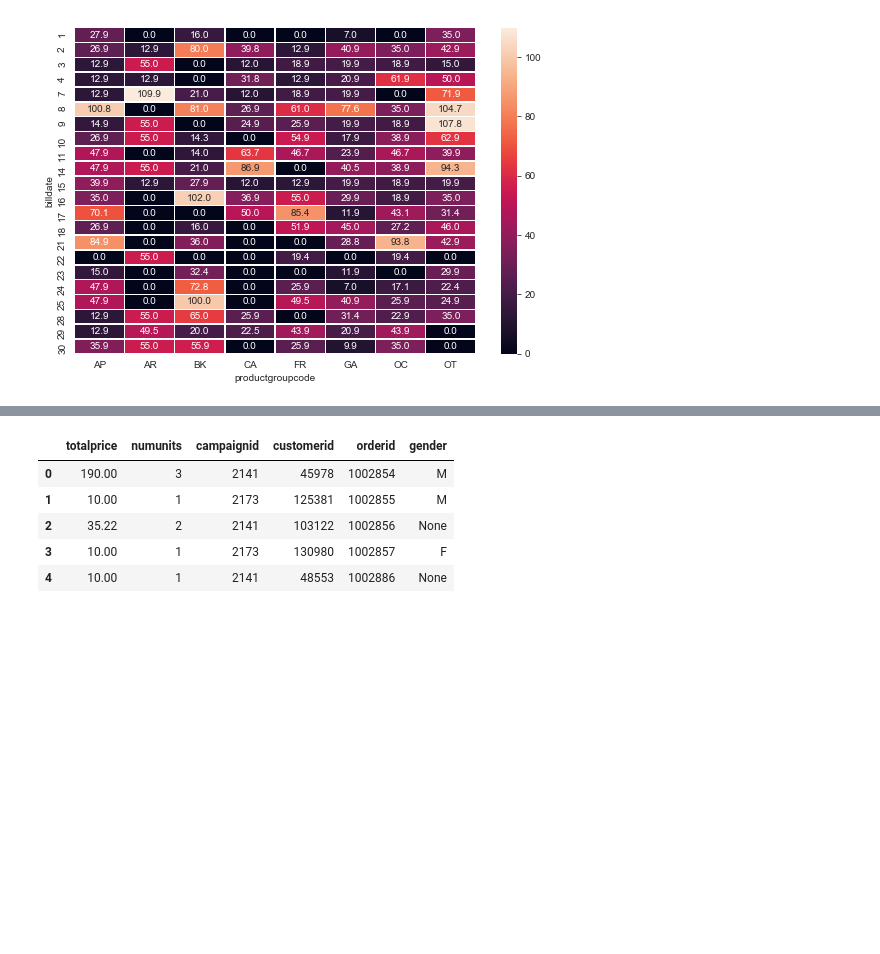
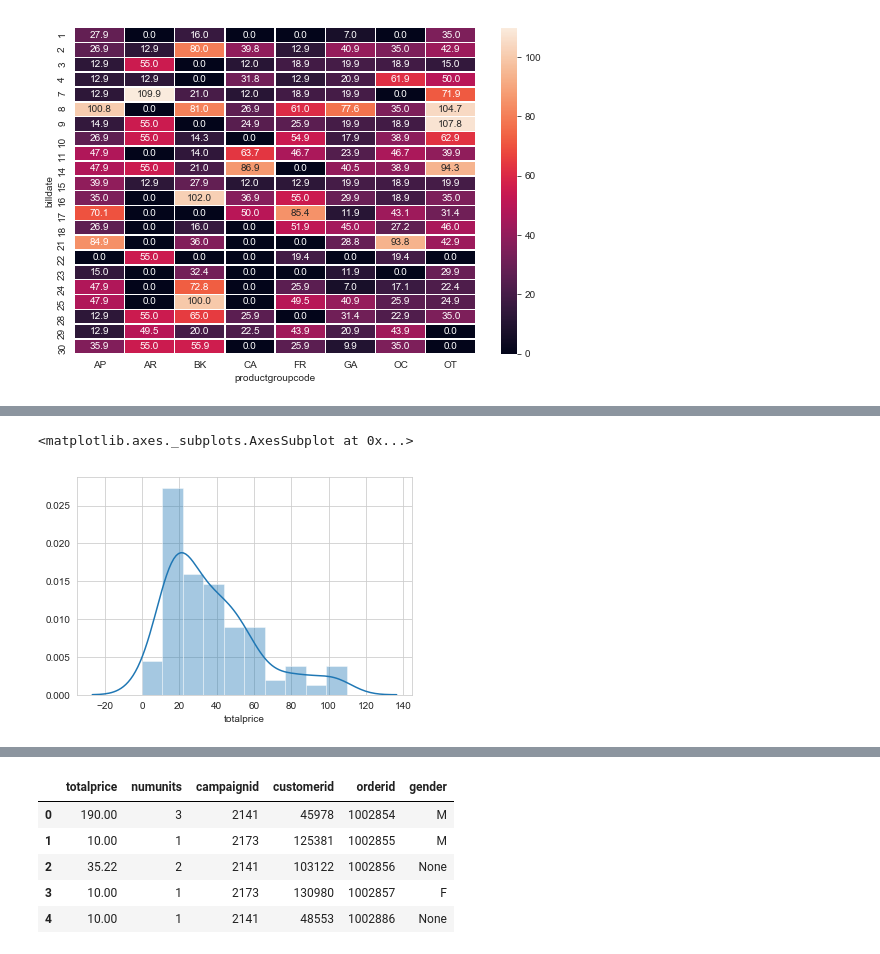
Before and after one commit to MariuszWroc/dataScience, a Jupyter notebook: data science - projekt.ipynb, the cells around one changed output, grey strips where cells are left out. Saved outputs shown, nothing was run; the diff lists cells and outputs as text; code cells hidden in the pictures; blank space fills up the shorter version.

```diff
--- a/data science - projekt.ipynb
+++ b/data science - projekt.ipynb
@@ -265,0 +271,5 @@ sns.heatmap(orderlinesPivot, annot=True, fmt=".01f", linewidths=.5, ax=ax)
+# %%
+sns.distplot(orderlinesDistinct['totalprice'])
+# %% [output]
+<matplotlib.axes._subplots.AxesSubplot at 0x...>
+[figure, added]
```
Also changed, not shown: parts of 7 cells of this notebook.
